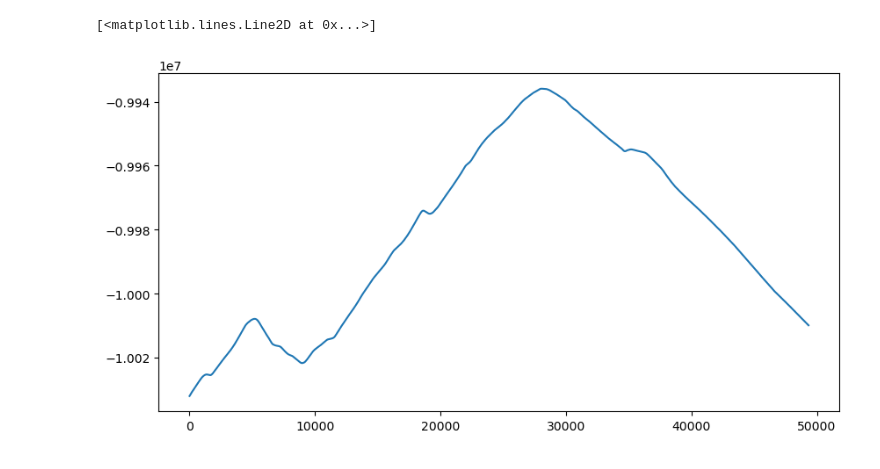
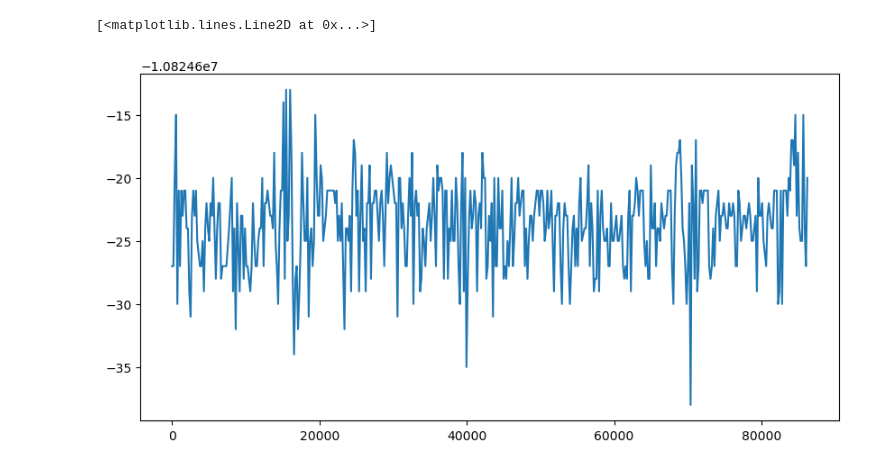
Before and after one commit to Astronauty/raytheon-ais-analysis, a Jupyter notebook: test.ipynb, the cells around one changed output. Cells and saved outputs as stored; diff of their text form; code cells hidden in the pictures.

Commit message:
plotting utils cont

```diff
--- a/test.ipynb
+++ b/test.ipynb
@@ -31,14 +27,14 @@ Removed 5167987 rows due to invalid COG, SOG, LAT, or Heading values.
 8     5.0   31.0                A
 10   13.3   34.0                A
 # %%
-times, state_trajectory = gp_regression_dataset[4]
+times, state_trajectory = gp_regression_dataset[1]
 
 import matplotlib.pyplot as plt
 import numpy as np
 
 plt.figure(figsize=(10, 5))
 plt.plot(times, state_trajectory[:, 0], label='x')
 # plt.plot(times, state_trajectory[:, 1], label='y')
 # %% [output]
 [<matplotlib.lines.Line2D at 0x...>]
-[figure, old version]
+[figure, new version]
```
Also changed, not shown: parts of 2 cells of this notebook, 2 other files.
